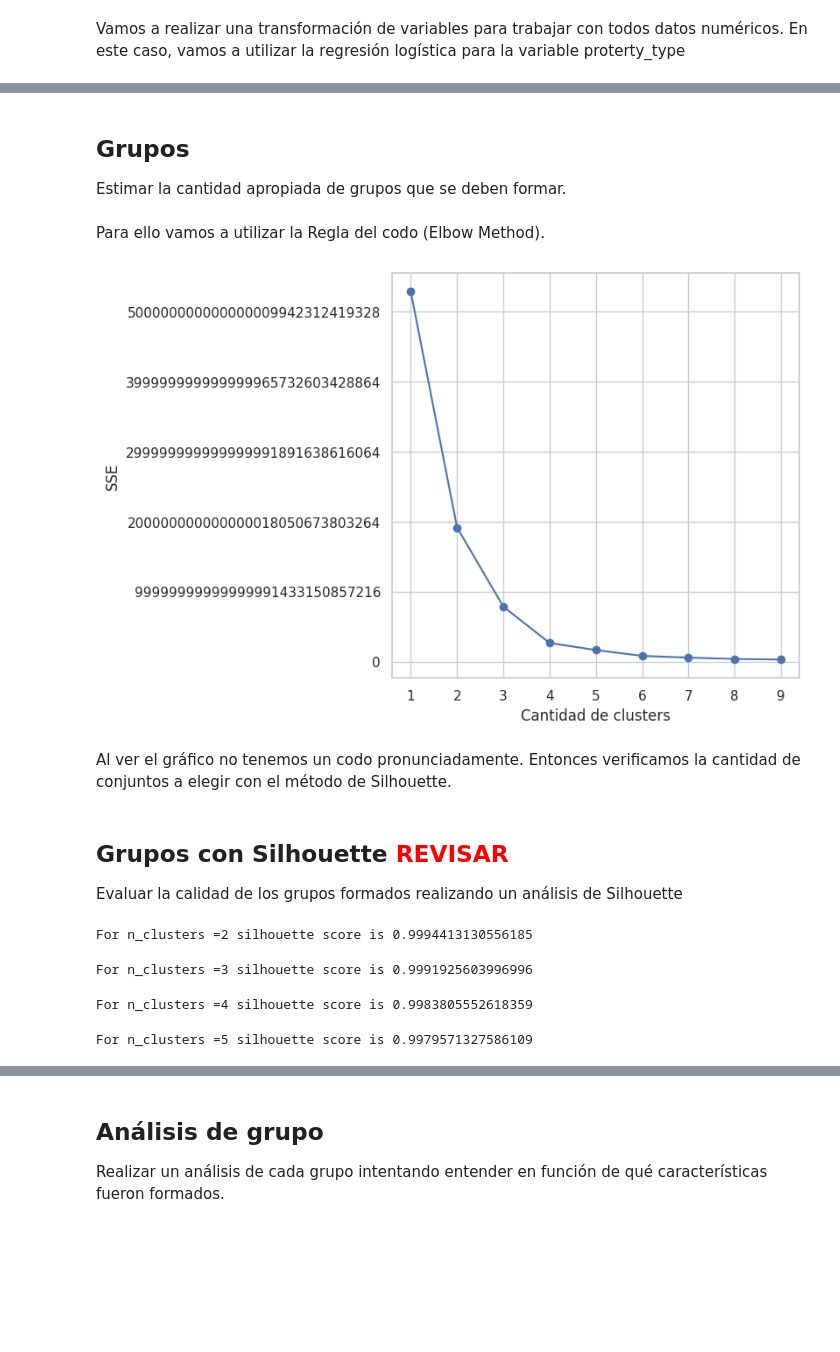
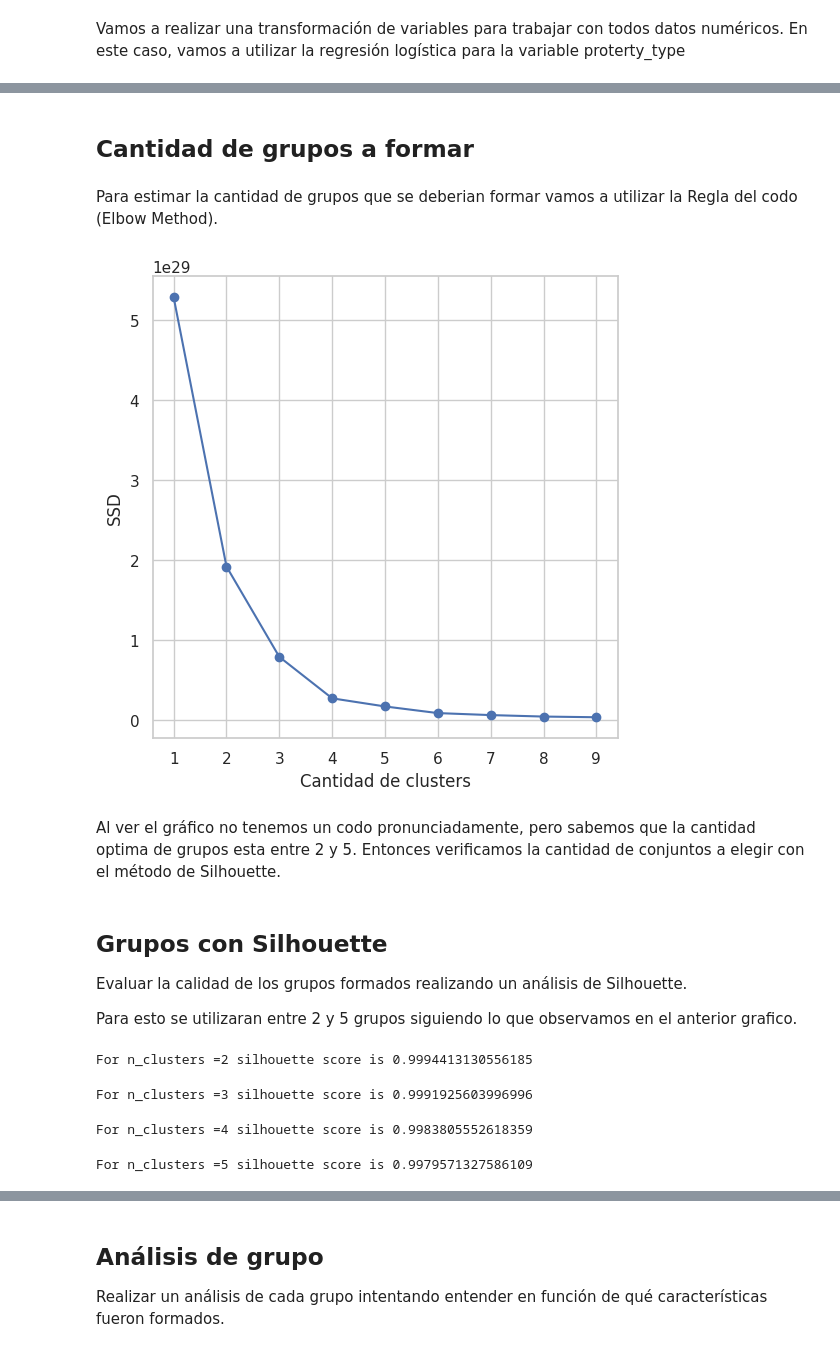
Before and after one commit to kikiymini/7506R-1C2024-GRUPO02, a Jupyter notebook: 7506R_1C2024_GRUPO02_N2.ipynb, the cells around one changed output, grey strips where cells are left out. Cells and saved outputs as stored; diff of their text form; code cells hidden in the pictures; blank space fills up the shorter version.

```diff
--- a/7506R_1C2024_GRUPO02_N2.ipynb
+++ b/7506R_1C2024_GRUPO02_N2.ipynb
@@ -203,46 +213,55 @@ aplicar_max_min(ds_cluster_train,columnas_con_numeros)
+# %% [markdown]
+## Cantidad de grupos a formar
 # %% [markdown]
-## Grupos
-Estimar la cantidad apropiada de grupos que se deben formar.
+Para estimar la cantidad de grupos que se deberian formar vamos a utilizar la Regla del codo (Elbow Method).
-# %% [markdown]
-Para ello vamos a utilizar la Regla del codo (Elbow Method).
 # %%
 # Corro el algoritmo con K entre 2 y 10 y voy guardando el error para luego graficarlo.
-sse = []
+ssd = []
 list_k = list(range(1, 10))
 
 for k in list_k:
     km = KMeans(n_clusters=k)
     km.fit(ds_cluster_train)
-    sse.append(km.inertia_)
+    ssd.append(km.inertia_)
 
-# Grafico el SSE por K
+# Grafico el SSD por K
 plt.figure(figsize=(6, 6))
-plt.plot(list_k, sse, '-o')
+plt.plot(list_k, ssd, '-o')
 plt.xlabel(r'Cantidad de clusters')
-plt.ylabel('SSE')
+plt.ylabel('SSD')
 
-# Desactivar la notación científica en el eje y
-plt.ticklabel_format(style='plain', axis='y')
+# Si se quiere desactivar la notación científica en el eje y
+# plt.ticklabel_format(style='plain', axis='y')
 
 plt.show()
 # %% [output]
-[figure, old version]
+[figure, new version]
 # %% [markdown]
-Al ver el gráfico no tenemos un codo pronunciadamente. Entonces verificamos la cantidad de conjuntos a elegir con el método de Silhouette.
+Al ver el gráfico no tenemos un codo pronunciadamente, pero sabemos que la cantidad optima de grupos esta entre 2 y 5. Entonces verificamos la cantidad de conjuntos a elegir con el método de Silhouette.
 # %% [markdown]
-## Grupos con Silhouette <font color='red'> REVISAR </font>
-Evaluar la calidad de los grupos formados realizando un análisis de Silhouette
+## Grupos con Silhouette
+Evaluar la calidad de los grupos formados realizando un análisis de Silhouette.
+
+Para esto se utilizaran entre 2 y 5 grupos siguiendo lo que observamos en el anterior grafico.
-# %%
-list_k = list(range(2, 6))
-
-for n_clusters in list_k:
-    clusterer = KMeans(n_clusters=n_clusters)
-    preds = clusterer.fit_predict(ds_cluster_train)
-
-    score = silhouette_score (ds_cluster_train, preds)
-    print ("\n\nFor n_clusters =" + str(n_clusters) + " silhouette score is " + str(score))
-# %% [output]
-For n_clusters =2 silhouette score is 0.9994413130556185
-For n_clusters =3 silhouette score is 0.9991925603996996
-For n_clusters =4 silhouette score is 0.9983805552618359
-For n_clusters =5 silhouette score is 0.9979571327586109
+# %%
+# Se define una lista de números de clusters a probar
+list_k = list(range(2, 5))
+
+# Se itera sobre cada número de clusters
+for n_clusters in list_k:
+    # Se inicializa el modelo de KMeans con el número de clusters actual
+    clusterer = KMeans(n_clusters=n_clusters)
+
+    # Se ajusta el modelo a los datos de entrenamiento y se realizan predicciones sobre los clusters
+    preds = clusterer.fit_predict(ds_cluster_train)
+
+    # Se calcula el coeficiente de Silhouette para evaluar la calidad de los clusters
+    score = silhouette_score(ds_cluster_train, preds)
+
+    # Se imprime el coeficiente de Silhouette para el número actual de clusters
+    print("\n\nFor n_clusters =" + str(n_clusters) + " silhouette score is " + str(score))
+# %% [output]
+For n_clusters =2 silhouette score is 0.9994413130556185
+For n_clusters =3 silhouette score is 0.9991925603996996
+For n_clusters =4 silhouette score is 0.9983805552618359
+For n_clusters =5 silhouette score is 0.9979571327586109
```
Also changed, not shown: parts of 8 cells of this notebook.
